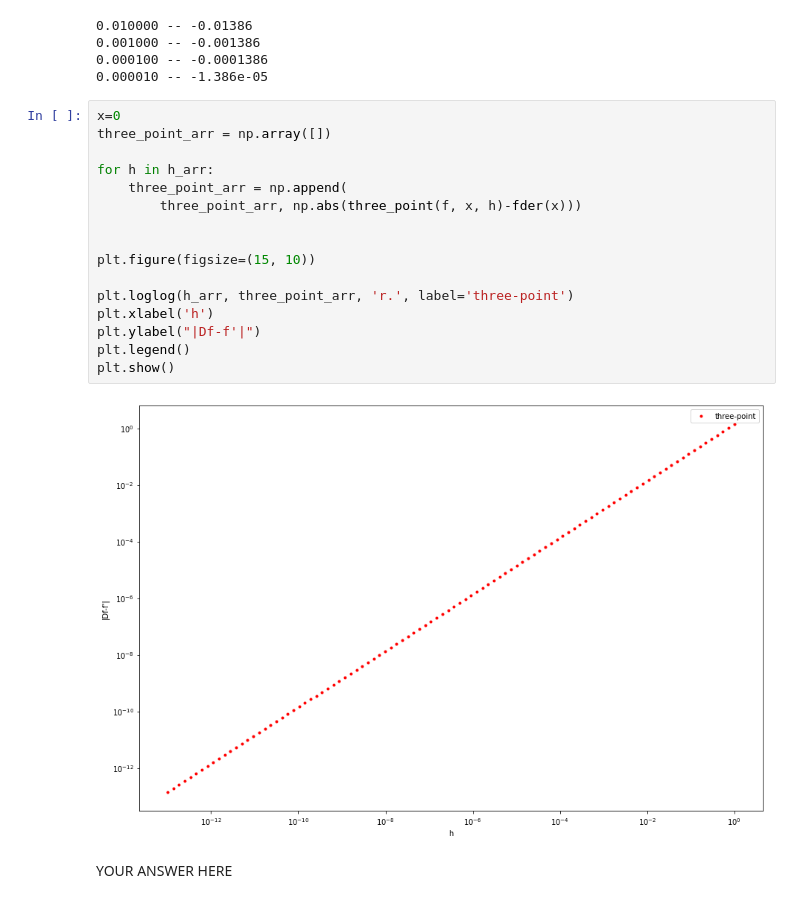
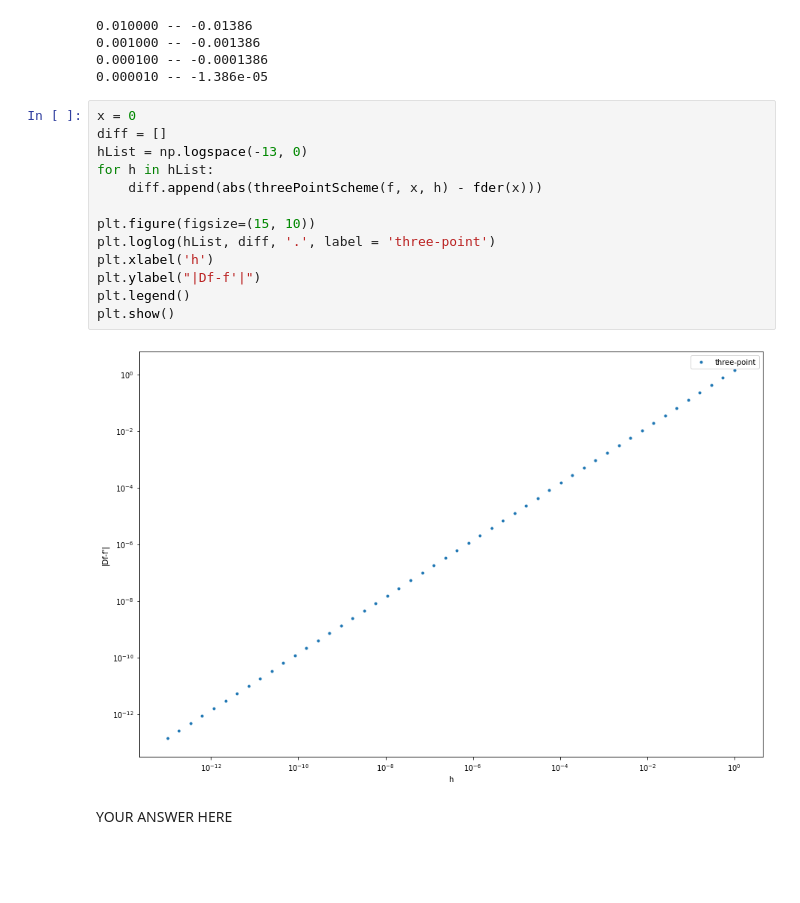
Before and after one commit to NiclausMikaelson/PFHSE2022CP, a Jupyter notebook: week_3_calculus.ipynb, the cells around one changed output. Saved outputs shown, nothing was run; the diff lists cells and outputs as text; blank space fills up the shorter version.

```diff
--- a/week_3_calculus.ipynb
+++ b/week_3_calculus.ipynb
@@ -124,23 +122,20 @@ for h in [1e-2, 1e-3, 1e-4, 1e-5]:
 0.000100 -- -0.0001386
 0.000010 -- -1.386e-05
 # %%
-x=0
-three_point_arr = np.array([])
-
-for h in h_arr:
-    three_point_arr = np.append(
-        three_point_arr, np.abs(three_point(f, x, h)-fder(x)))
-
+x = 0
+diff = []
+hList = np.logspace(-13, 0)
+for h in hList:
+    diff.append(abs(threePointScheme(f, x, h) - fder(x)))
 
 plt.figure(figsize=(15, 10))
-
-plt.loglog(h_arr, three_point_arr, 'r.', label='three-point')
+plt.loglog(hList, diff, '.', label = 'three-point')
 plt.xlabel('h')
 plt.ylabel("|Df-f'|")
 plt.legend()
 plt.show()
 # %% [output]
-[figure, old version]
+[figure, new version]
 # %% [markdown]
 YOUR ANSWER HERE
 # %% [markdown]
```
Also changed, not shown: parts of 5 cells of this notebook.
